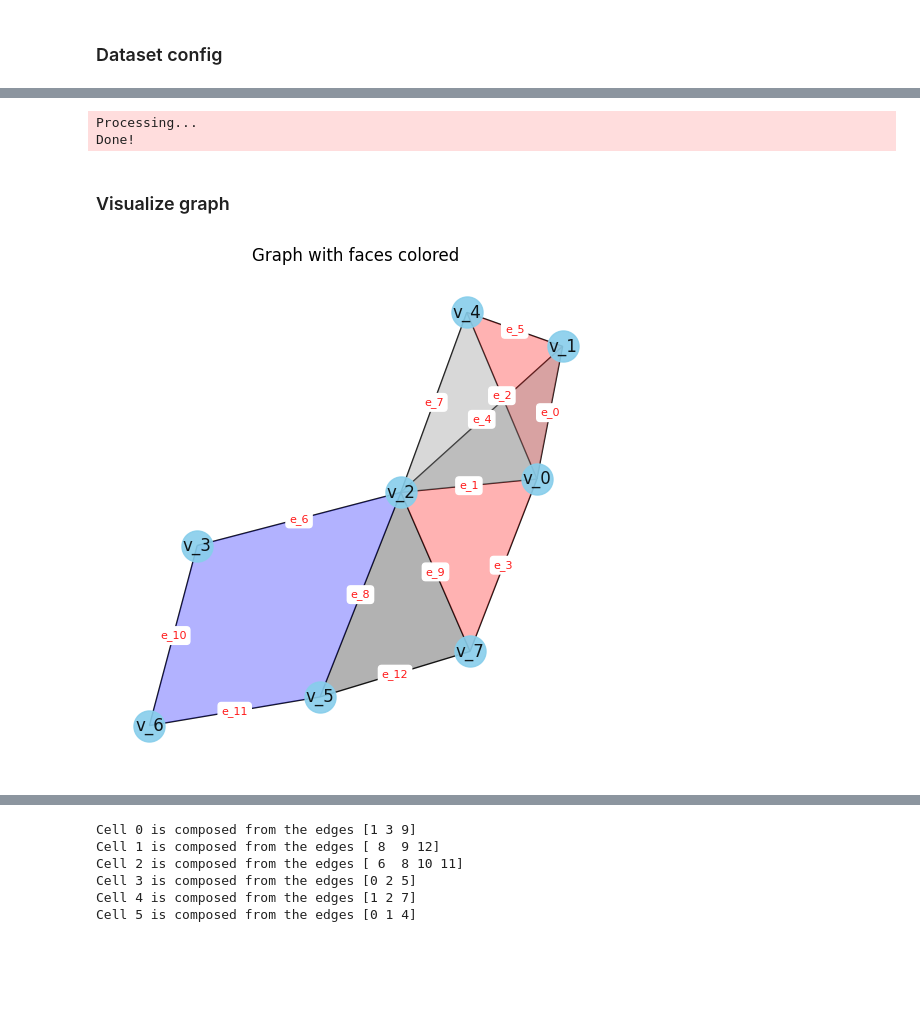
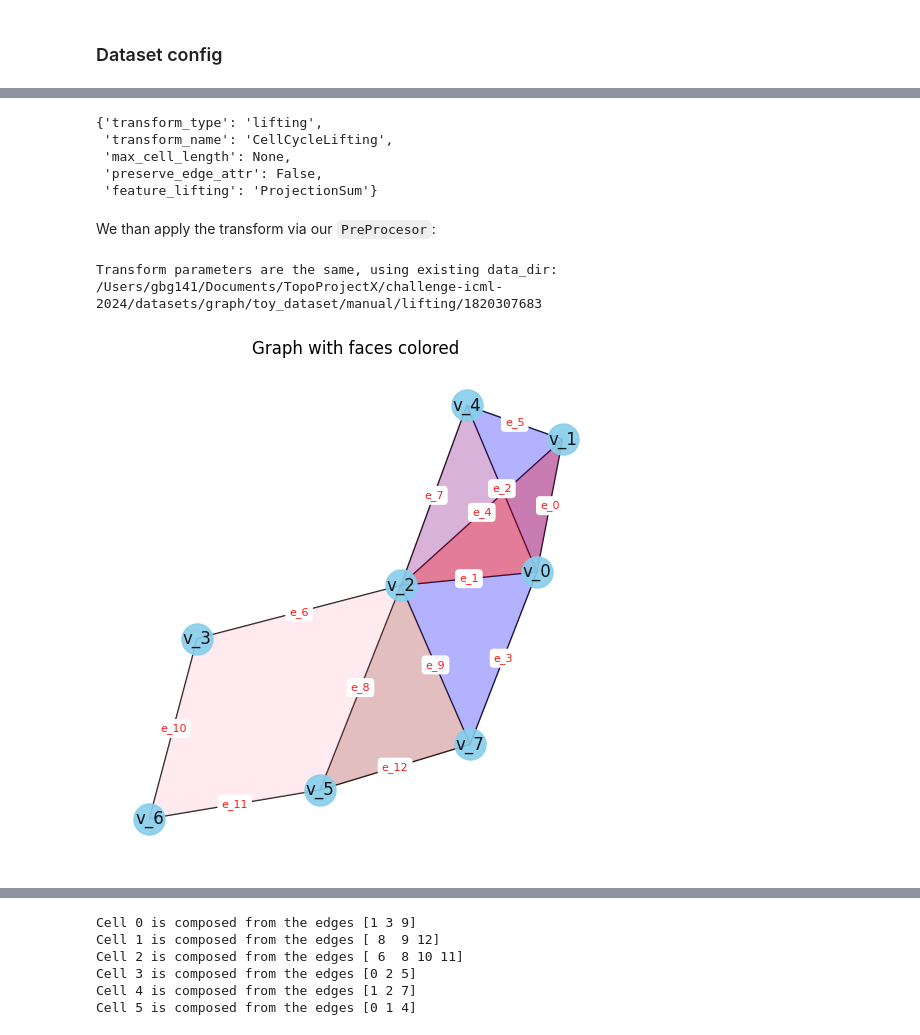
Before and after one commit to pyt-team/challenge-icml-2024, a Jupyter notebook: tutorials/graph2cell/cycle_lifting.ipynb, the cells around one changed output, grey strips where cells are left out. Cells and saved outputs as stored; diff of their text form; code cells hidden in the pictures; blank space fills up the shorter version.

```diff
--- a/tutorials/graph2cell/cycle_lifting.ipynb
+++ b/tutorials/graph2cell/cycle_lifting.ipynb
@@ -75,0 +54,4 @@ pprint.pp(dict(dict2print))
+# %%
+dataset_name = "manual_dataset"
+dataset_config = load_dataset_config(dataset_name)
+dataset = GraphLoader(dataset_config)
@@ -75,0 +71,2 @@ pprint.pp(dict(dict2print))
+# %%
+data = dataset.load()
@@ -106,13 +84,26 @@ pprint.pp(dict(dict2print))
-# %%
-dataset = GraphLoader(dataset_config, transform_config).load()
-# %% [output]
-Processing...
-Done!
-# %% [markdown]
-### Visualize graph
-# %%
-from modules.io.utils.utils import plot_manual_graph
-
-plot_manual_graph(dataset)
-# %% [output]
-[figure, removed]
+# %%
+# Define transformation type and id
+transform_type = "liftings"
+# If the transform is a topological lifting, it should include both the type of the lifting and the identifier
+transform_id = "graph2cell/cycle_lifting"
+
+# Read yaml file
+transform_config = {
+    "lifting": load_transform_config(transform_type, transform_id)
+    # other transforms (e.g. data manipulations, feature liftings) can be added here
+}
+# %% [output]
+{'transform_type': 'lifting',
+ 'transform_name': 'CellCycleLifting',
+ 'max_cell_length': None,
+ 'preserve_edge_attr': False,
+ 'feature_lifting': 'ProjectionSum'}
+# %% [markdown]
+We than apply the transform via our `PreProcesor`:
+# %%
+data = PreProcessor(data, transform_config, dataset.data_dir)
+if dataset_name == "manual_dataset":
+    plot_manual_graph(data)
+# %% [output]
+Transform parameters are the same, using existing data_dir: /Users/gbg141/Documents/TopoProjectX/challenge-icml-2024/datasets/graph/toy_dataset/manual/lifting/1820307683
+[figure, added]
```
Also changed, not shown: parts of 24 cells of this notebook, 8 other files.
